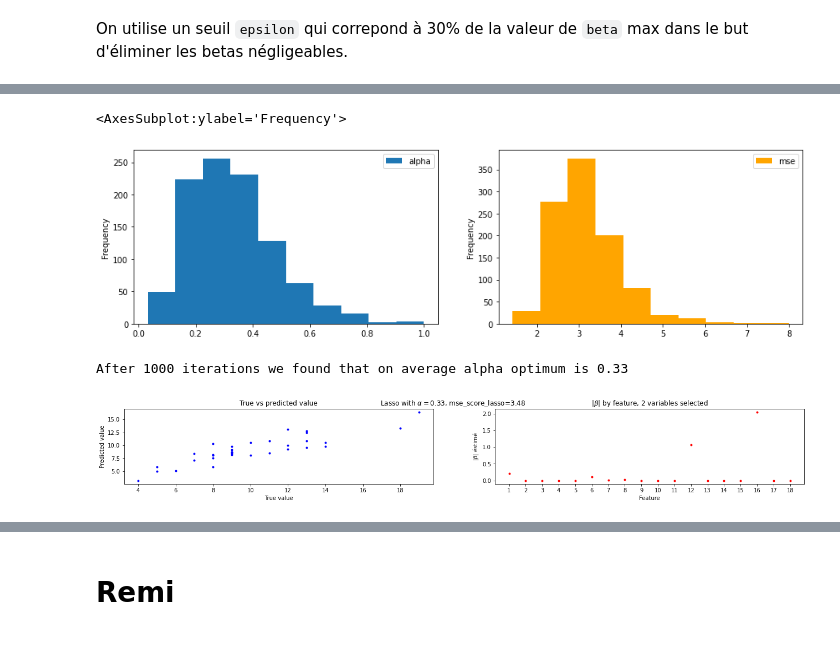
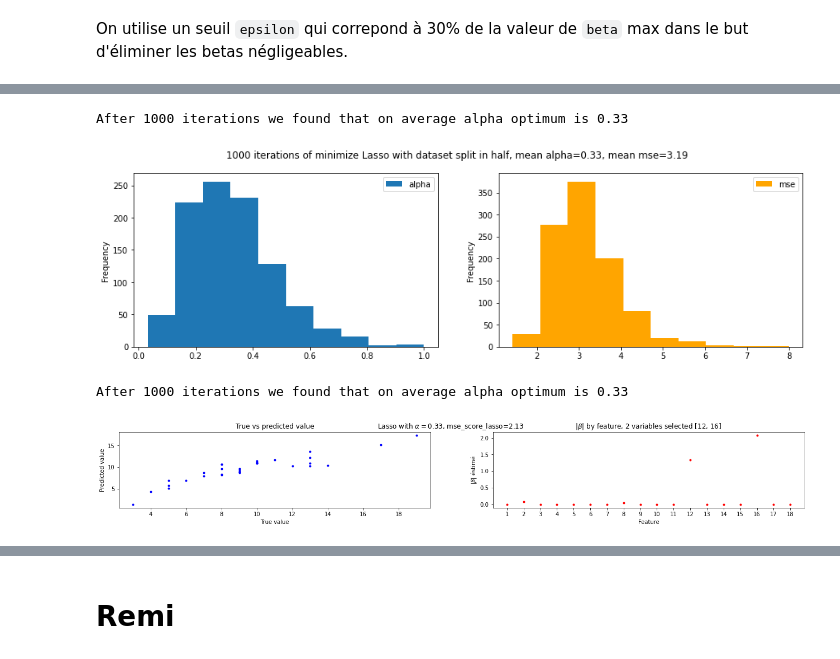
Before and after one commit to LudovicSterlin/ssd-aml-modele-lineaire, a Jupyter notebook: TPnote_ModeleLineaire/Examen_ModeleLineaire_2020.ipynb, the cells around one changed output, grey strips where cells are left out. Saved outputs shown, nothing was run; the diff lists cells and outputs as text; code cells hidden in the pictures.

```diff
--- a/TPnote_ModeleLineaire/Examen_ModeleLineaire_2020.ipynb
+++ b/TPnote_ModeleLineaire/Examen_ModeleLineaire_2020.ipynb
@@ -466,15 +467,31 @@ def lasso_and_mse(alpha, X_train, X_test, y_train, y_test):
     mse = mean_squared_error(y_test, y_pred_lasso)
     return lr, mse, y_pred_lasso
 
-def nb_betas_selected(betas, epsilon = 0.3):
+def nb_betas_selected(betas, epsilon=0.3):
     """
     Return the number of beta that are in absolute value superior or equal than epsilon*max(betas)
     """
     beta_max = max([abs(b) for b in betas])
     return sum(abs(beta)/beta_max >= epsilon for beta in betas)
+
+def betas_selected_indexes(betas, epsilon=0.3):
+    """
+    Return the number of beta that are superior than epsilon*max(betas)
+    """
+    beta_max = max([abs(b) for b in betas])
+    return [i for i in range(len(betas)) if abs(betas[i])/beta_max >= epsilon]
+
+def selected_feature_indexes(betas, epsilon=0.3):
+    """
+    Return the index (starting at 1) of feature selected depending on betas value
+    """
+    bi_selected = betas_selected_indexes(betas, epsilon)
+    return list(sorted([bi + 1 for bi in bi_selected]))
 # %%
-def plot_lasso(y_test, y_pred, mse_score_lasso, alpha, betas, figsize=(22,2.5)):
-    nb_selected_var = nb_betas_selected(betas, 0.3)
+def plot_lasso(y_test, y_pred, mse_score_lasso, alpha, betas, epsilon, figsize=(22,2.5)):
+    selected_feature = selected_feature_indexes(betas, epsilon)
+    nb_selected_var = len(selected_feature)
+
     fig, ax = plt.subplots(1, 2, figsize=figsize)
     fig.suptitle(f"Lasso with $\\alpha={alpha}$, {mse_score_lasso=:.2f}")
     ax[0].plot(y_test, y_pred, 'b.')
@@ -486,4 +503,4 @@ def plot_lasso(y_test, y_pred, mse_score_lasso, alpha, betas, figsize=(22,2.5)):
     ax[1].set_ylabel('$|\\beta|$ éstimé')
     ax[1].set_xlabel('Feature')
     ax[1].set_xticks(range(1, len(betas)+1))
-    ax[1].set_title(f"$|\\beta|$ by feature, {nb_selected_var} variables selected")
+    ax[1].set_title(f"$|\\beta|$ by feature, {nb_selected_var} variables selected {selected_feature}")
@@ -493,13 +514,17 @@ X_train, X_test, y_train, y_test = train_test_split(X, Y, train_size=0.5) # On c
 alphas = [0.001, 0.01, 0.1, 0.2, 0.3, 0.4, 0.5, 0.75, 1]
 mse_scores_lasso = np.zeros(len(alphas))
 nb_selected_vars = np.zeros(len(alphas))
+selected_features = []
 
 for index, alpha in enumerate(alphas):
     lasso_regressor , mse_score_lasso, y_pred_lasso = lasso_and_mse(alpha, X_train, X_test, y_train, y_test)
     mse_scores_lasso[index] = mse_score_lasso
 
+    epsilon = 0.3
     betas = lasso_regressor.coef_
-    nb_selected_vars[index] = nb_betas_selected(betas, 0.3)
+    selected_feature = selected_feature_indexes(betas, epsilon)
+    selected_features.append(selected_feature)
+    nb_selected_vars[index] = len(selected_feature)
 
-    plot_lasso(y_test, y_pred_lasso, mse_score_lasso, alpha, betas, figsize)
+    plot_lasso(y_test, y_pred_lasso, mse_score_lasso, alpha, betas, epsilon)
 # %% [output]
@@ -552,3 +578,7 @@ for i in range(n_iter):
         # print(f"Found alpha_optim={res.x[0]} for mse={res.fun}")
         alphas_opt.append(res.x[0])
         mse_mins.append(res.fun)
+# %%
+dfamse = pd.DataFrame({'alpha': alphas_opt, 'mse': mse_mins})
+alpha_opt = round(df.alpha.mean(), 4)
+dfamse.describe()
@@ -555,11 +595,9 @@ for i in range(n_iter):
 # %%
-df = pd.DataFrame({'alpha': alphas_opt, 'mse': mse_mins})
-descr = df.describe()
-
 fig, axs = plt.subplots(1,2, figsize=(15,4))
-df.alpha.plot(kind='hist', legend=True, ax=axs[0])
-df.mse.plot(kind='hist', legend=True, color='orange', ax=axs[1])
+fig.suptitle(f"{n_iter} iterations of minimize Lasso with dataset split in half, mean alpha={alpha_opt}, mean mse={dfamse.mse.mean():.2f}")
+dfamse.alpha.plot(kind='hist', legend=True, ax=axs[0])
+dfamse.mse.plot(kind='hist', legend=True, color='orange', ax=axs[1])
 # %% [output]
-<AxesSubplot:ylabel='Frequency'>
+After 1000 iterations we found that on average alpha optimum is 0.33
-[figure, old version]
+[figure, new version]
 # %%
@@ -568,12 +605,10 @@ print(f"After {n_iter} iterations we found that on average alpha optimum is {alp
 # %% [output]
 After 1000 iterations we found that on average alpha optimum is 0.33
 # %%
+# Plotting Lasso for the alpha optimum found
 X_train, X_test, y_train, y_test = train_test_split(X, Y, train_size=0.5) # On coupe en 2 les données de test et apprentissage
-
 lasso_regressor , mse_score_lasso, y_pred_lasso = lasso_and_mse(alpha_opt, X_train, X_test, y_train, y_test)
-
 betas = lasso_regressor.coef_
-
-plot_lasso(y_test, y_pred_lasso, mse_score_lasso, alpha_opt, betas)
+plot_lasso(y_test, y_pred_lasso, mse_score_lasso, alpha_opt, betas, 0.3)
 # %% [output]
-[figure, old version]
+[figure, new version]
```
Also changed, not shown: parts of 11 cells of this notebook.
